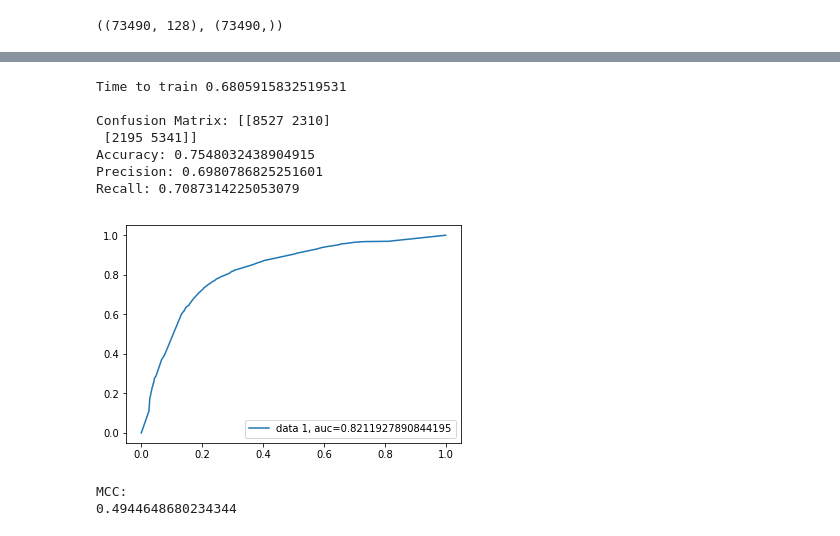
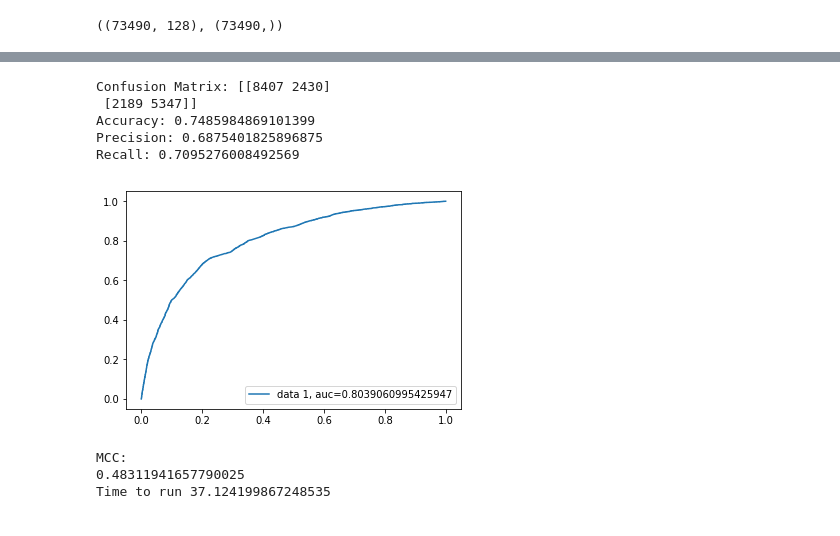
Before and after one commit to bronthomp/Capstone, a Jupyter notebook: Capstone_models.ipynb, the cells around one changed output, grey strips where cells are left out. Saved outputs shown, nothing was run; the diff lists cells and outputs as text; code cells hidden in the pictures.

```diff
--- a/Capstone_models.ipynb
+++ b/Capstone_models.ipynb
@@ -172,0 +140,3 @@ MCC:
+# %%
+booster = AdaBoostClassifier(base_estimator = clf_tree, random_state=0, n_estimators = 50)
+modelrun(model = booster, xtrain=X_train, ytrain=y_train, xtest = X_test, ytest=y_test)
@@ -310,16 +234,15 @@ MCC:
 # %%
-crossvalrun(model =clf_tree, xtrain=X_train2, ytrain=y_train2, xtest = X_test2, ytest=y_test2)
+modelrun(model = booster, xtrain=X_train2, ytrain=y_train2, xtest = X_test2, ytest=y_test2)
 # %% [output]
-Time to train 0.6805915832519531
-
-Confusion Matrix: [[8527 2310]
- [2195 5341]]
-Accuracy: 0.7548032438904915
-Precision: 0.6980786825251601
-Recall: 0.7087314225053079
+Confusion Matrix: [[8407 2430]
+ [2189 5347]]
+Accuracy: 0.7485984869101399
+Precision: 0.6875401825896875
+Recall: 0.7095276008492569
-[figure, old version]
+[figure, new version]
 MCC:
-0.4944648680234344
+0.48311941657790025
+Time to run 37.124199867248535
 # %%
 modelrun(model =clf_forest, xtrain=X_train2, ytrain=y_train2, xtest = X_test2, ytest=y_test2)
 # %% [output]
```
Also changed, not shown: parts of 20 cells of this notebook.
